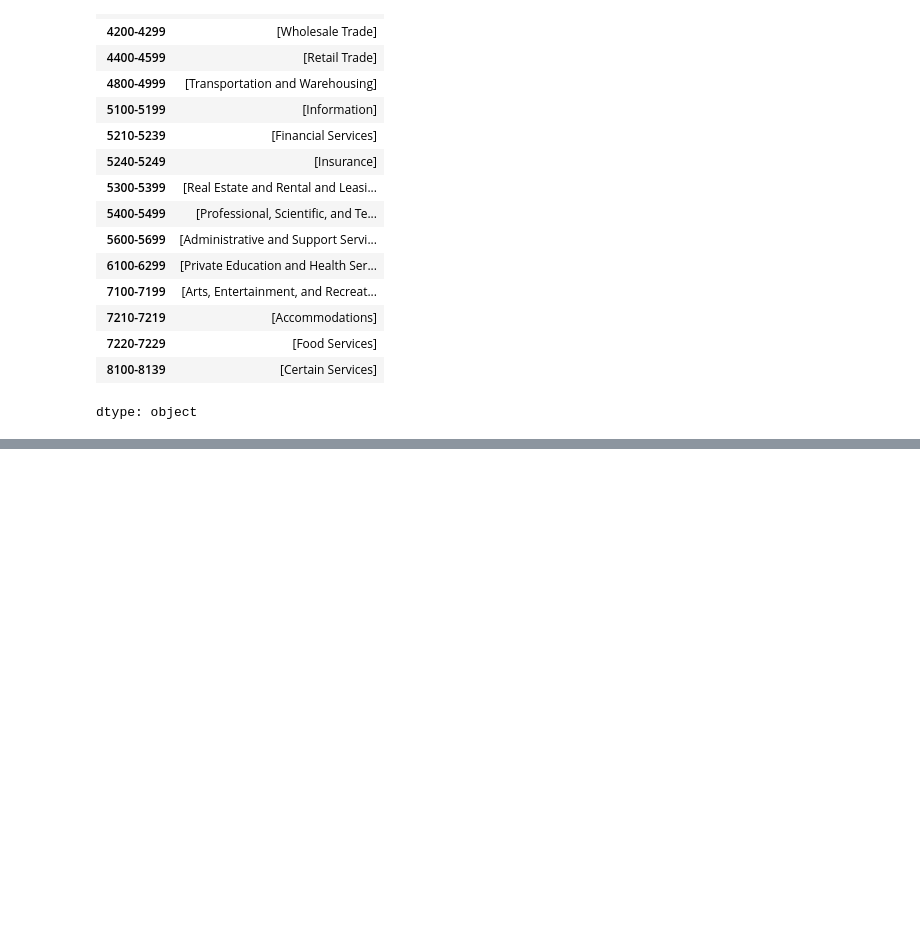
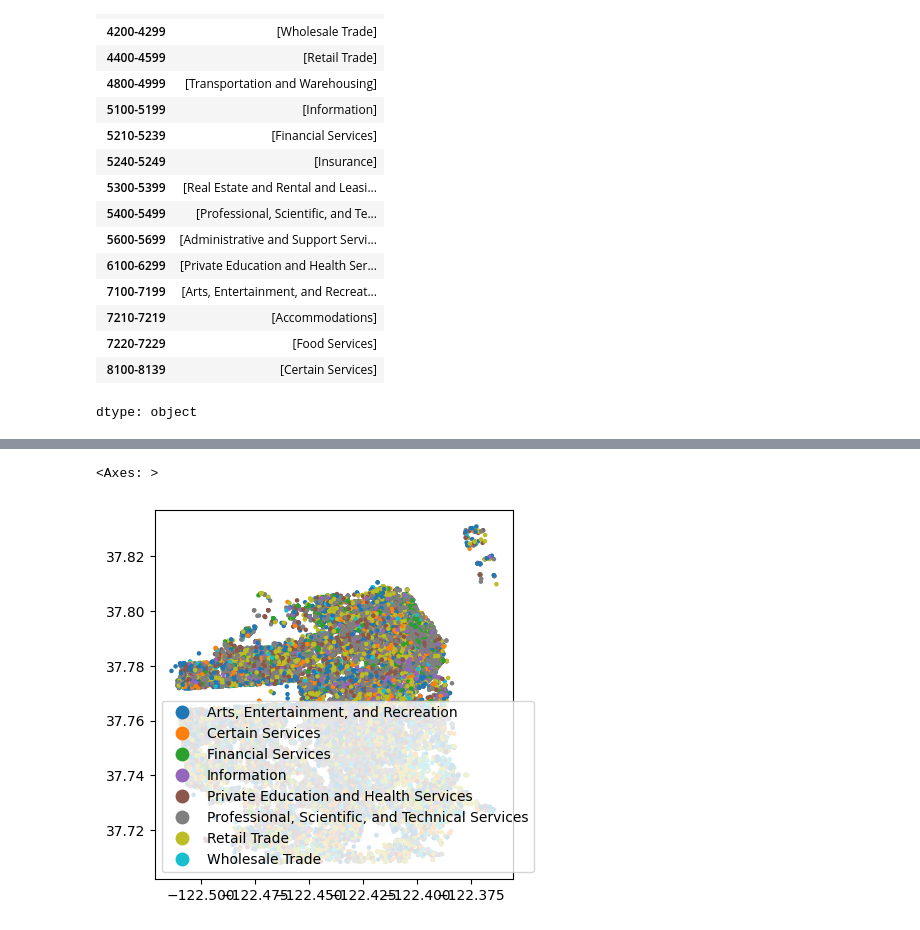
Before and after one commit to miaflynn/CYPLAN255-Final-Project, a Jupyter notebook: cleaning1.ipynb, the cells around one changed output, grey strips where cells are left out. Saved outputs shown, nothing was run; the diff lists cells and outputs as text; code cells hidden in the pictures; blank space fills up the shorter version.

```diff
--- a/cleaning1.ipynb
+++ b/cleaning1.ipynb
@@ -409 +409,10 @@ filtered_df['naics_code_description'].value_counts()
 dtype: int64
+# %%
+filtered_gdf.plot(
+    column='naics_code_description',
+    legend=True,
+    markersize=5
+)
+# %% [output]
+<Axes: >
+[figure, added]
```
Also changed, not shown: parts of 7 cells of this notebook.
